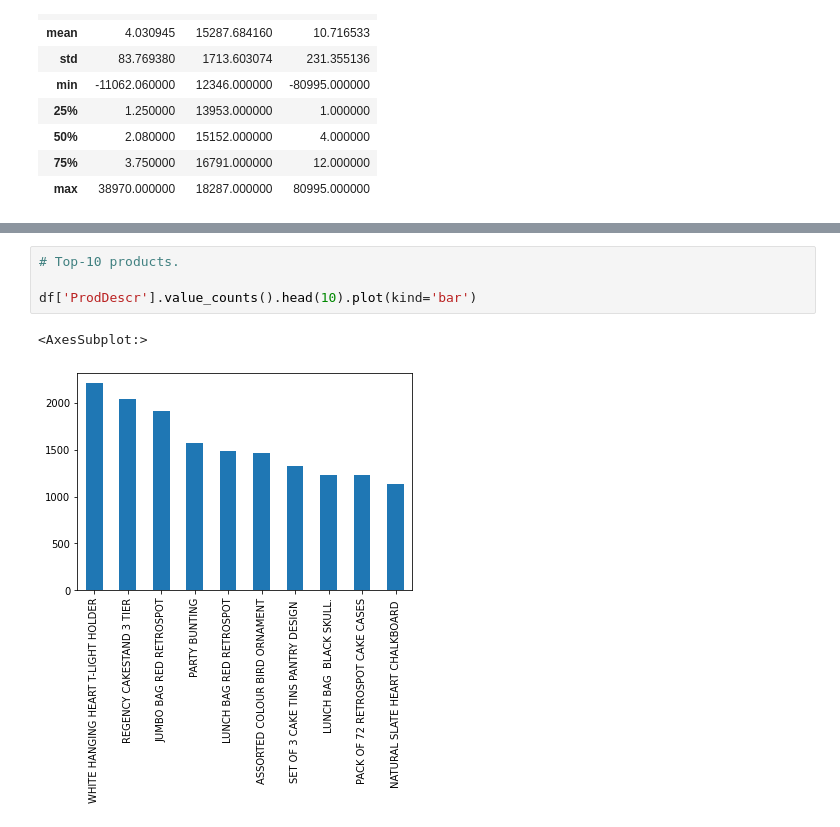
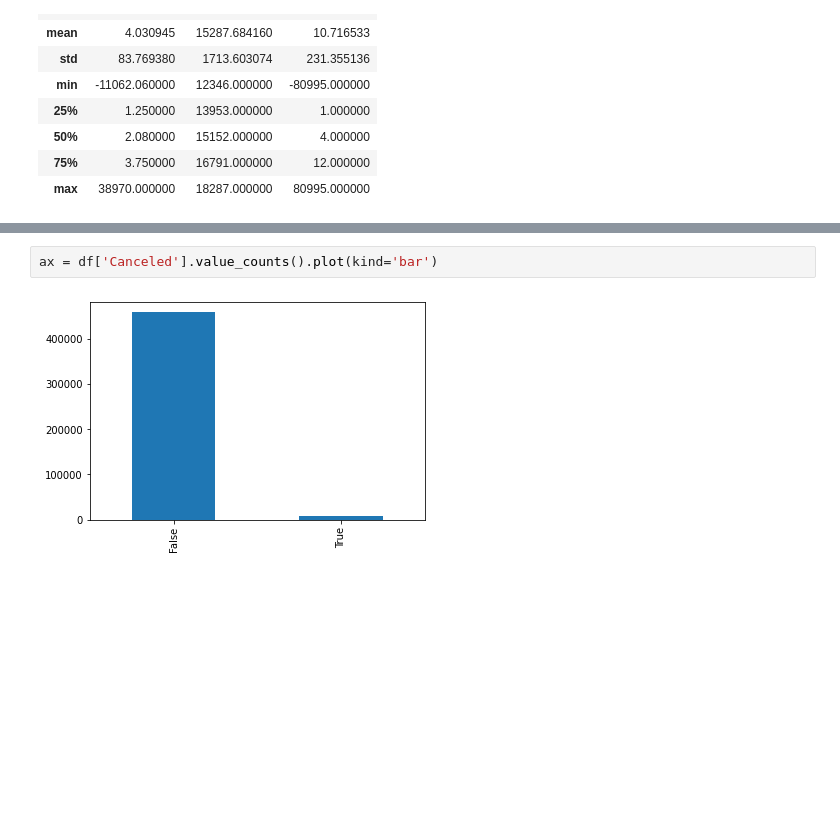
Before and after one commit to michelezoncheddu/data-mining-project, a Jupyter notebook: customers.ipynb, the cells around one changed output, grey strips where cells are left out. Cells and saved outputs as stored; diff of their text form; blank space fills up the shorter version.

```diff
--- a/customers.ipynb
+++ b/customers.ipynb
@@ -339,7 +251,4 @@ ax.set_xlim((0, 82000))
 # %%
-# Top-10 products.
-
-df['ProdDescr'].value_counts().head(10).plot(kind='bar')
+ax = df['Canceled'].value_counts().plot(kind='bar')
 # %% [output]
-<AxesSubplot:>
-[figure, old version]
+[figure, new version]
```
Also changed, not shown: parts of 85 cells of this notebook, 1 other file.
